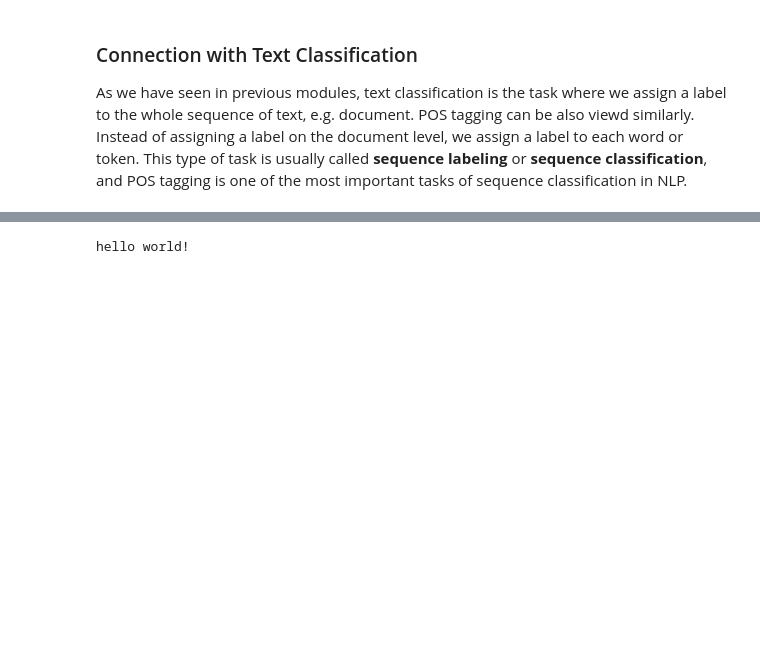
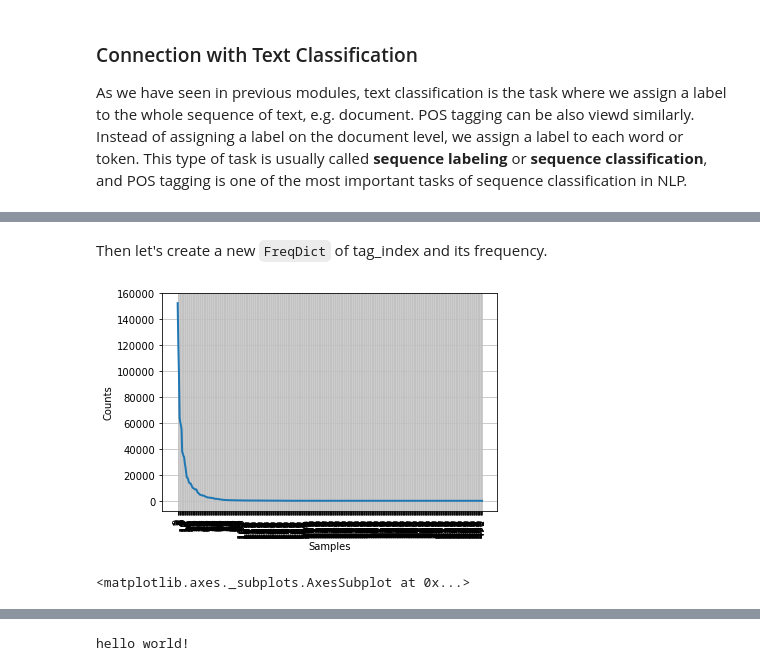
Before and after one commit to cambridgeltl/python4cl, a Jupyter notebook: module_2/module_2.3/module_2.3.ipynb, the cells around one changed output, grey strips where cells are left out. Drawn from its saved outputs; the diff is of its cells as text; code cells hidden in the pictures; blank space fills up the shorter version.

```diff
--- a/module_2/module_2.3/module_2.3.ipynb
+++ b/module_2/module_2.3/module_2.3.ipynb
@@ -247,0 +291,3 @@ In Module 1 we saw how to call spaCy’s POS tagger using a function call.  Whil
+# %%
+tag_fd = nltk.FreqDist(tag for (word, tag) in nltk.corpus.brown.tagged_words())
+tag_fd
@@ -247,0 +298,4 @@ In Module 1 we saw how to call spaCy’s POS tagger using a function call.  Whil
+# %%
+tag_list = sorted(tag_fd.items(), key=lambda kv: kv[1], reverse=True)
+print(tag_list[0])
+print(tag_list[-1])
@@ -247,0 +307,3 @@ In Module 1 we saw how to call spaCy’s POS tagger using a function call.  Whil
+# %%
+tag_fd_index = dict(zip([tag for tag, freq in tag_list], range(len(tag_list))))
+tag_fd_index
@@ -247,0 +328,8 @@ In Module 1 we saw how to call spaCy’s POS tagger using a function call.  Whil
+# %% [markdown]
+Then let's create a new `FreqDict` of tag_index and its frequency.
+# %%
+tag_index_fd = nltk.FreqDist({tag_fd_index[k]: v for k, v in tag_fd.items()})
+tag_index_fd.plot()
+# %% [output]
+[figure, added]
+<matplotlib.axes._subplots.AxesSubplot at 0x...>
```
Also changed, not shown: parts of 35 cells of this notebook.
